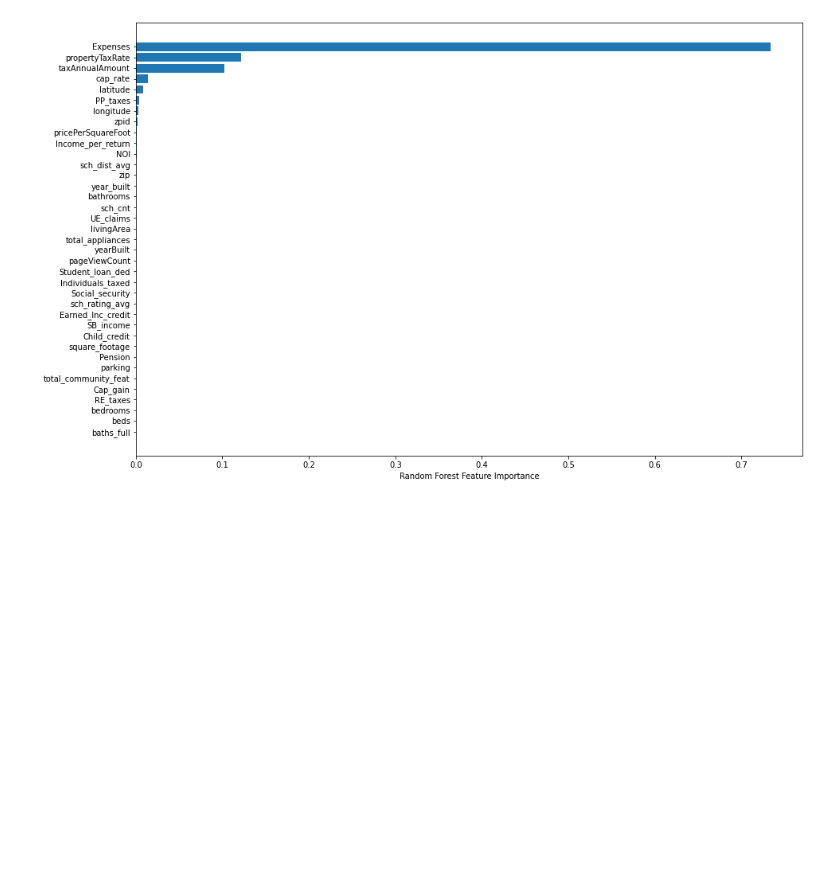
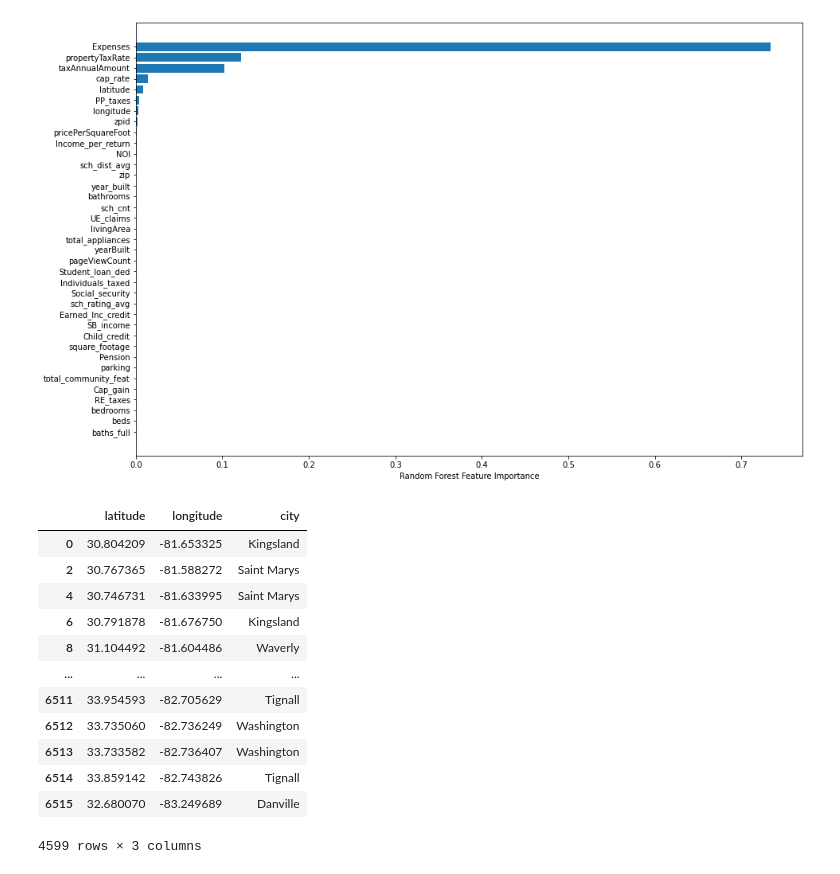
Before and after one commit to liliya2022/capstone_project, a Jupyter notebook: Capstone_Project_Clustering.ipynb, the cells around one changed output. Saved outputs shown, nothing was run; the diff lists cells and outputs as text; code cells hidden in the pictures; blank space fills up the shorter version.

```diff
--- a/Capstone_Project_Clustering.ipynb
+++ b/Capstone_Project_Clustering.ipynb
@@ -464,3 +465,19 @@ plt.xlabel("Random Forest Feature Importance")
 # %% [output]
 Text(0.5, 0, 'Random Forest Feature Importance')
 [figure]
+# %%
+completed_data[['latitude', 'longitude', 'city']]
+# %% [output]
+|  | latitude | longitude | city |
+| 0 | 30.804209 | -81.653325 | Kingsland |
+| 2 | 30.767365 | -81.588272 | Saint Marys |
+| 4 | 30.746731 | -81.633995 | Saint Marys |
+| 6 | 30.791878 | -81.676750 | Kingsland |
+| 8 | 31.104492 | -81.604486 | Waverly |
+| ... | ... | ... | ... |
+| 6511 | 33.954593 | -82.705629 | Tignall |
+| 6512 | 33.735060 | -82.736249 | Washington |
+| 6513 | 33.733582 | -82.736407 | Washington |
+| 6514 | 33.859142 | -82.743826 | Tignall |
+| 6515 | 32.680070 | -83.249689 | Danville |
+4599 rows × 3 columns
```
Also changed, not shown: parts of 2 cells of this notebook.
